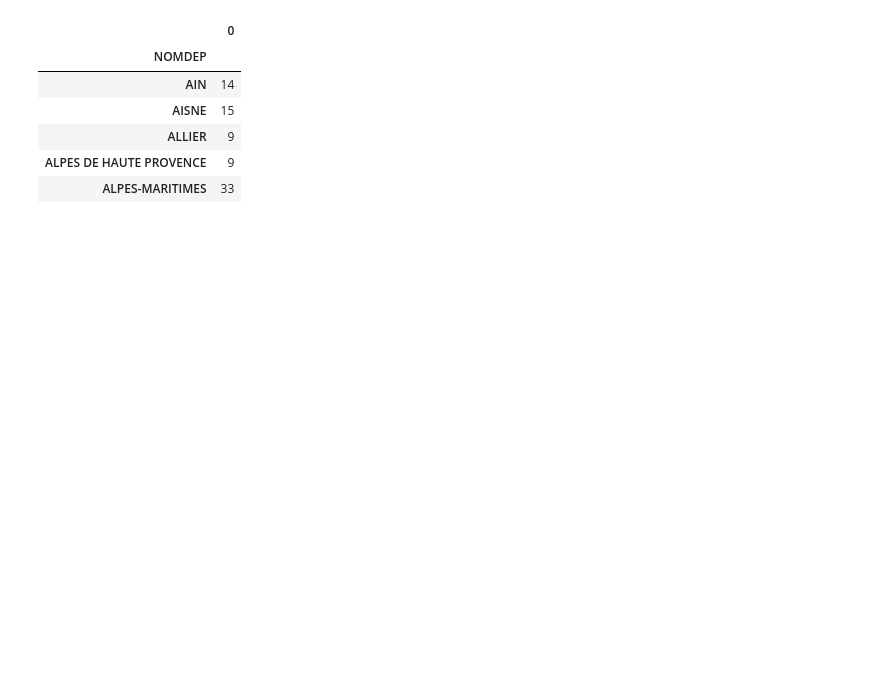
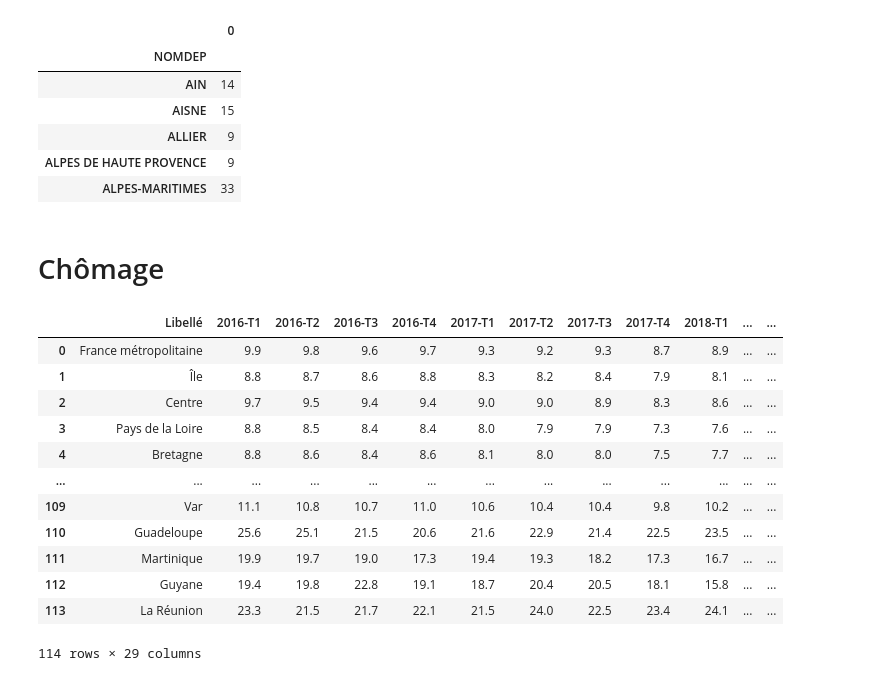
Before and after one commit to victor-kerros/tokenisation-immo, a Jupyter notebook: exploration_autres_data.ipynb, the cells around one changed output. Drawn from its saved outputs; the diff is of its cells as text; code cells hidden in the pictures; blank space fills up the shorter version.

Commit message:
chômage

```diff
--- a/exploration_autres_data.ipynb
+++ b/exploration_autres_data.ipynb
@@ -139,3 +139,65 @@ musees.groupby("NOMDEP").size()
 | ALLIER | 9 |
 | ALPES DE HAUTE PROVENCE | 9 |
 | ALPES-MARITIMES | 33 |
+# %% [markdown]
+# Chômage
+# %%
+# importation des données
+
+import zipfile
+from urllib.request import urlopen
+import shutil
+import os
+
+url = "https://www.insee.fr/fr/statistiques/series/csv/famille/102760732"
+file_name = 'famille_TAUX-CHOMAGE_23122021.zip'
+
+# extracting zipfile from URL
+with urlopen(url) as response, open(file_name, 'wb') as out_file:
+   shutil.copyfileobj(response, out_file)
+
+# extracting required file from zipfile
+with zipfile.ZipFile(file_name) as zf:
+   zf.extract('valeurs_trimestrielles.csv')
+
+# deleting the zipfile from the directory
+os.remove('famille_TAUX-CHOMAGE_23122021.zip')
+
+# loading data from the file
+chomage = pd.read_csv('valeurs_trimestrielles.csv', sep=";")
+chomage.head()
+
+# on fait un peu de nettoyage
+chomage_vf = chomage.drop(chomage[chomage["Libellé"] == "Codes"].index)
+chomage_vf = chomage_vf.reset_index()
+chomage_vf.shape
+chomage_vf["Libellé"] = [nom.split("-")[1] for nom in chomage_vf["Libellé"]]
+chomage_vf = chomage_vf.drop(columns = ["index", "idBank", "Dernière mise à jour", "Période"])
+
+# on garde que les valeurs depuis 2016
+list = ["Libellé", "2016-T1","2016-T2","2016-T3","2016-T4", "2017-T1","2017-T2","2017-T3","2017-T4", "2018-T1","2018-T2","2018-T3","2018-T4", "2019-T1","2019-T2","2019-T3","2019-T4", "2020-T1","2020-T2","2020-T3","2020-T4", "2021-T1","2021-T2"]
+chomage_vf = chomage_vf.filter(list, axis=1)
+
+# chomage_vf.replace(to_replace = r'^Île', value = 'Idf', regex=True)==> ne fonctionne pas
+# je ne comprends pas pourquoi ça ne fonctionne pas ==> ça met des NaN
+chomage_vf['2016'] = chomage_vf[["2016-T1","2016-T2","2016-T3","2016-T4"]].mean(axis=1)
+chomage_vf['2017'] = chomage_vf[["2017-T1","2017-T2","2017-T3","2017-T4"]].mean(axis=1)
+chomage_vf['2018'] = chomage_vf[["2018-T1","2018-T2","2018-T3","2018-T4"]].mean(axis=1)
+chomage_vf['2019'] = chomage_vf[["2019-T1","2019-T2","2019-T3","2019-T4"]].mean(axis=1)
+chomage_vf['2020'] = chomage_vf[["2020-T1","2020-T2","2020-T3","2020-T4"]].mean(axis=1)
+chomage_vf['2021'] = chomage_vf[["2021-T1","2021-T2"]].mean(axis=1)
+display(chomage_vf)
+# %% [output]
+|  | Libellé | 2016-T1 | 2016-T2 | 2016-T3 | 2016-T4 | 2017-T1 | 2017-T2 | 2017-T3 | 2017-T4 | 2018-T1 | ... | ... |
+| 0 | France métropolitaine | 9.9 | 9.8 | 9.6 | 9.7 | 9.3 | 9.2 | 9.3 | 8.7 | 8.9 | ... | ... |
+| 1 | Île | 8.8 | 8.7 | 8.6 | 8.8 | 8.3 | 8.2 | 8.4 | 7.9 | 8.1 | ... | ... |
+| 2 | Centre | 9.7 | 9.5 | 9.4 | 9.4 | 9.0 | 9.0 | 8.9 | 8.3 | 8.6 | ... | ... |
+| 3 | Pays de la Loire | 8.8 | 8.5 | 8.4 | 8.4 | 8.0 | 7.9 | 7.9 | 7.3 | 7.6 | ... | ... |
+| 4 | Bretagne | 8.8 | 8.6 | 8.4 | 8.6 | 8.1 | 8.0 | 8.0 | 7.5 | 7.7 | ... | ... |
+| ... | ... | ... | ... | ... | ... | ... | ... | ... | ... | ... | ... | ... |
+| 109 | Var | 11.1 | 10.8 | 10.7 | 11.0 | 10.6 | 10.4 | 10.4 | 9.8 | 10.2 | ... | ... |
+| 110 | Guadeloupe | 25.6 | 25.1 | 21.5 | 20.6 | 21.6 | 22.9 | 21.4 | 22.5 | 23.5 | ... | ... |
+| 111 | Martinique | 19.9 | 19.7 | 19.0 | 17.3 | 19.4 | 19.3 | 18.2 | 17.3 | 16.7 | ... | ... |
+| 112 | Guyane | 19.4 | 19.8 | 22.8 | 19.1 | 18.7 | 20.4 | 20.5 | 18.1 | 15.8 | ... | ... |
+| 113 | La Réunion | 23.3 | 21.5 | 21.7 | 22.1 | 21.5 | 24.0 | 22.5 | 23.4 | 24.1 | ... | ... |
+114 rows × 29 columns
```
